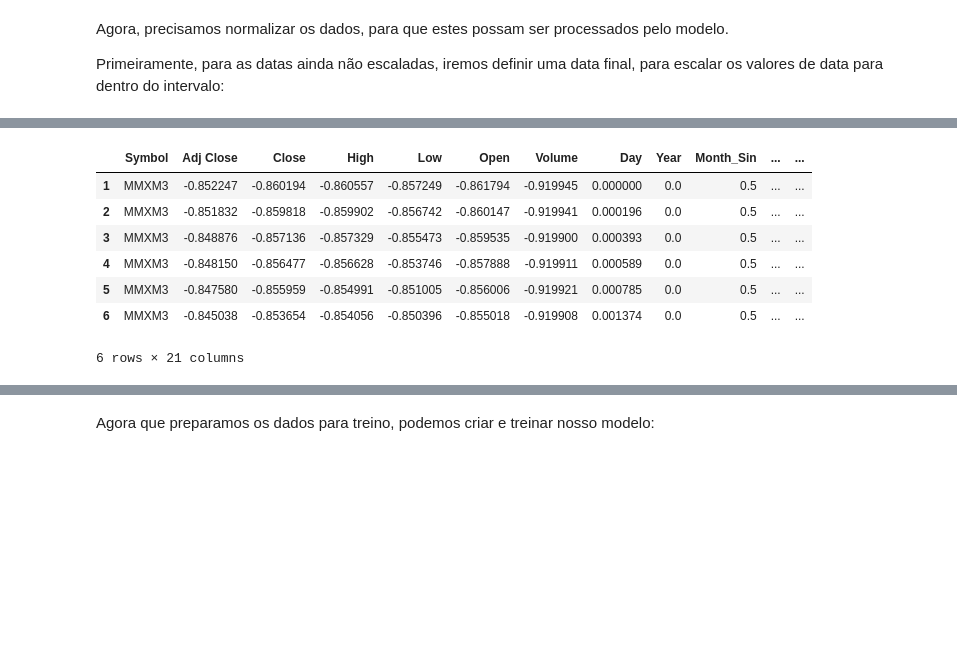
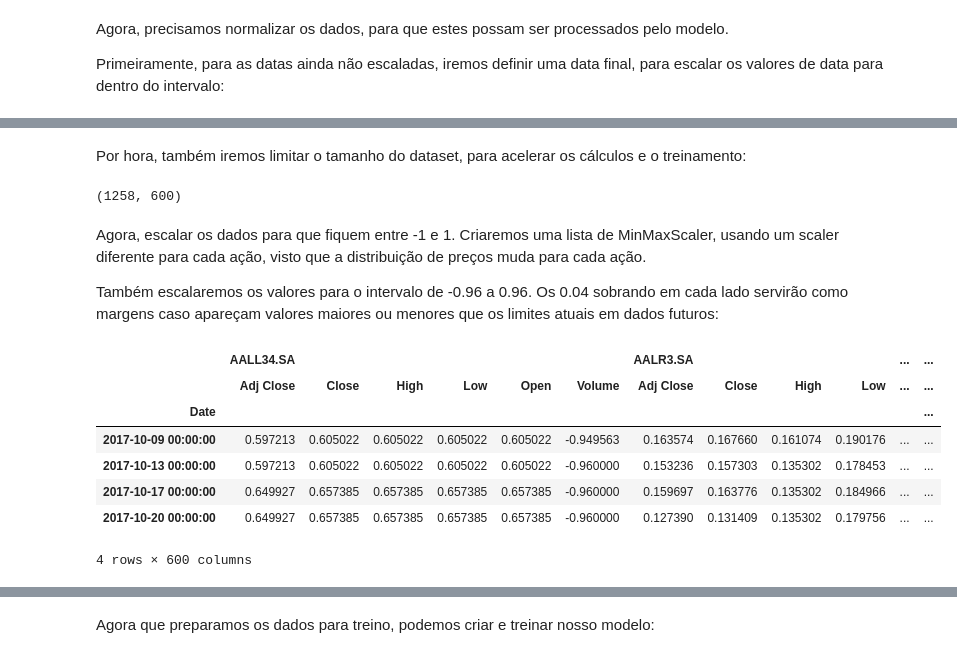
Before and after one commit to gabrielmaia2/trabalho-ml2023, a Jupyter notebook: Trabalho.ipynb, the cells around one changed output, grey strips where cells are left out. Saved outputs shown, nothing was run; the diff lists cells and outputs as text; code cells hidden in the pictures; blank space fills up the shorter version.

```diff
--- a/Trabalho.ipynb
+++ b/Trabalho.ipynb
@@ -146,0 +110,8 @@ array(['MMXM3', 'BMIN3', 'BRPR3', 'JBSS3', 'ITUB3', 'BMGB4', 'DEXP4',
+# %%
+# Threshold
+minnancol = data.isna().sum(axis=1).min()
+nanthresh = len(data.columns) - 1.5 * minnancol
+
+# Dropped rows with null values
+data = data.dropna(axis=0, thresh=nanthresh)
+data.head(4)
@@ -146,0 +131,6 @@ array(['MMXM3', 'BMIN3', 'BRPR3', 'JBSS3', 'ITUB3', 'BMGB4', 'DEXP4',
+# %%
+d = data.loc[:, data.isna().any(axis=0)]
+d = d.columns.remove_unused_levels()
+data = data.drop(d.levels[1], axis=1, level=1)
+data.columns = data.columns.remove_unused_levels()
+data.head(4)
@@ -263,0 +260,3 @@ no dataset.
+# %%
+priceData = data.copy().swaplevel(axis=1)
+priceData.head(4)
@@ -264,20 +272,40 @@ no dataset.
+# %% [markdown]
+Por hora, também iremos limitar o tamanho do dataset, para acelerar
+os cálculos e o treinamento:
+# %%
+numstocksused = 100
+
+stocks = data.columns.levels[1]
+stocks = stocks[:numstocksused]
+priceData = priceData[stocks]
+priceData.shape
+# %% [output]
+(1258, 600)
+# %% [markdown]
+Agora,  escalar os dados para que fiquem entre -1 e 1.
+Criaremos uma lista de MinMaxScaler, usando um scaler diferente
+para cada ação, visto que a distribuição de preços muda para
+cada ação.
+
+Também escalaremos os valores para o intervalo de -0.96 a 0.96.
+Os 0.04 sobrando em cada lado servirão como margens caso apareçam
+valores maiores ou menores que os limites atuais em dados futuros:
 # %%
 from sklearn.preprocessing import MinMaxScaler
 
-scaledData = normData.copy()
-scalableFeats = ['Adj Close', 'Close', 'High', 'Low', 'Open', 'Volume']
+minMaxMargin = 0.04  # Margem de erro
+scalers = [MinMaxScaler((-1 + minMaxMargin, 1 - minMaxMargin)) for _ in stocks]
 
-minMaxMargin = 0.08  # Margem de erro
-scaler = MinMaxScaler((-1 + minMaxMargin, 1 - minMaxMargin))
-scaledData[scalableFeats] = scaler.fit_transform(scaledData[scalableFeats])
+for st, sc in zip(stocks, scalers):
+    priceData[st] = sc.fit_transform(priceData[st])
 
-display(scaledData.head(6))
+priceData.head(4)
 # %% [output]
-|  | Symbol | Adj Close | Close | High | Low | Open | Volume | Day | Year | Month_Sin | ... | ... |
-| 1 | MMXM3 | -0.852247 | -0.860194 | -0.860557 | -0.857249 | -0.861794 | -0.919945 | 0.000000 | 0.0 | 0.5 | ... | ... |
-| 2 | MMXM3 | -0.851832 | -0.859818 | -0.859902 | -0.856742 | -0.860147 | -0.919941 | 0.000196 | 0.0 | 0.5 | ... | ... |
-| 3 | MMXM3 | -0.848876 | -0.857136 | -0.857329 | -0.855473 | -0.859535 | -0.919900 | 0.000393 | 0.0 | 0.5 | ... | ... |
-| 4 | MMXM3 | -0.848150 | -0.856477 | -0.856628 | -0.853746 | -0.857888 | -0.919911 | 0.000589 | 0.0 | 0.5 | ... | ... |
-| 5 | MMXM3 | -0.847580 | -0.855959 | -0.854991 | -0.851005 | -0.856006 | -0.919921 | 0.000785 | 0.0 | 0.5 | ... | ... |
-| 6 | MMXM3 | -0.845038 | -0.853654 | -0.854056 | -0.850396 | -0.855018 | -0.919908 | 0.001374 | 0.0 | 0.5 | ... | ... |
+|  | AALL34.SA |  |  |  |  |  | AALR3.SA |  |  |  | ... | ... |
+|  | Adj Close | Close | High | Low | Open | Volume | Adj Close | Close | High | Low | ... | ... |
+| Date |  |  |  |  |  |  |  |  |  |  |  | ... |
+| 2017-10-09 00:00:00 | 0.597213 | 0.605022 | 0.605022 | 0.605022 | 0.605022 | -0.949563 | 0.163574 | 0.167660 | 0.161074 | 0.190176 | ... | ... |
+| 2017-10-13 00:00:00 | 0.597213 | 0.605022 | 0.605022 | 0.605022 | 0.605022 | -0.960000 | 0.153236 | 0.157303 | 0.135302 | 0.178453 | ... | ... |
+| 2017-10-17 00:00:00 | 0.649927 | 0.657385 | 0.657385 | 0.657385 | 0.657385 | -0.960000 | 0.159697 | 0.163776 | 0.135302 | 0.184966 | ... | ... |
+| 2017-10-20 00:00:00 | 0.649927 | 0.657385 | 0.657385 | 0.657385 | 0.657385 | -0.960000 | 0.127390 | 0.131409 | 0.135302 | 0.179756 | ... | ... |
-6 rows × 21 columns
+4 rows × 600 columns
```
Also changed, not shown: parts of 31 cells of this notebook.
